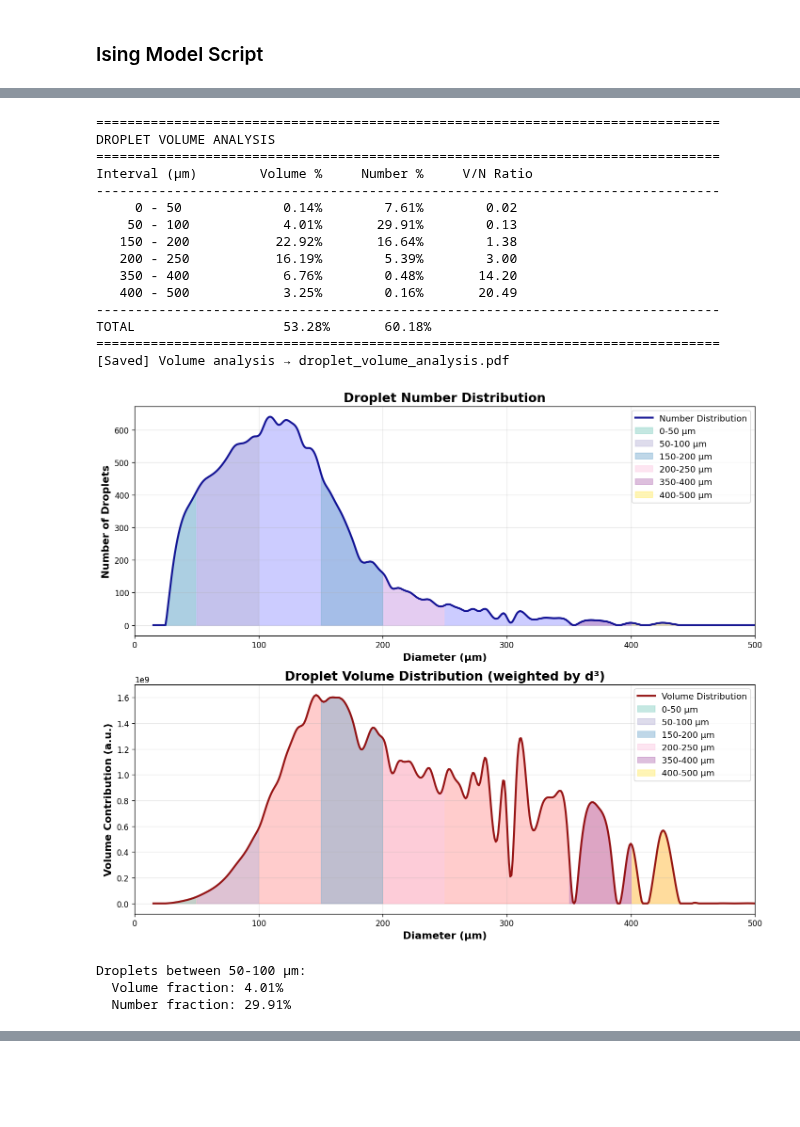
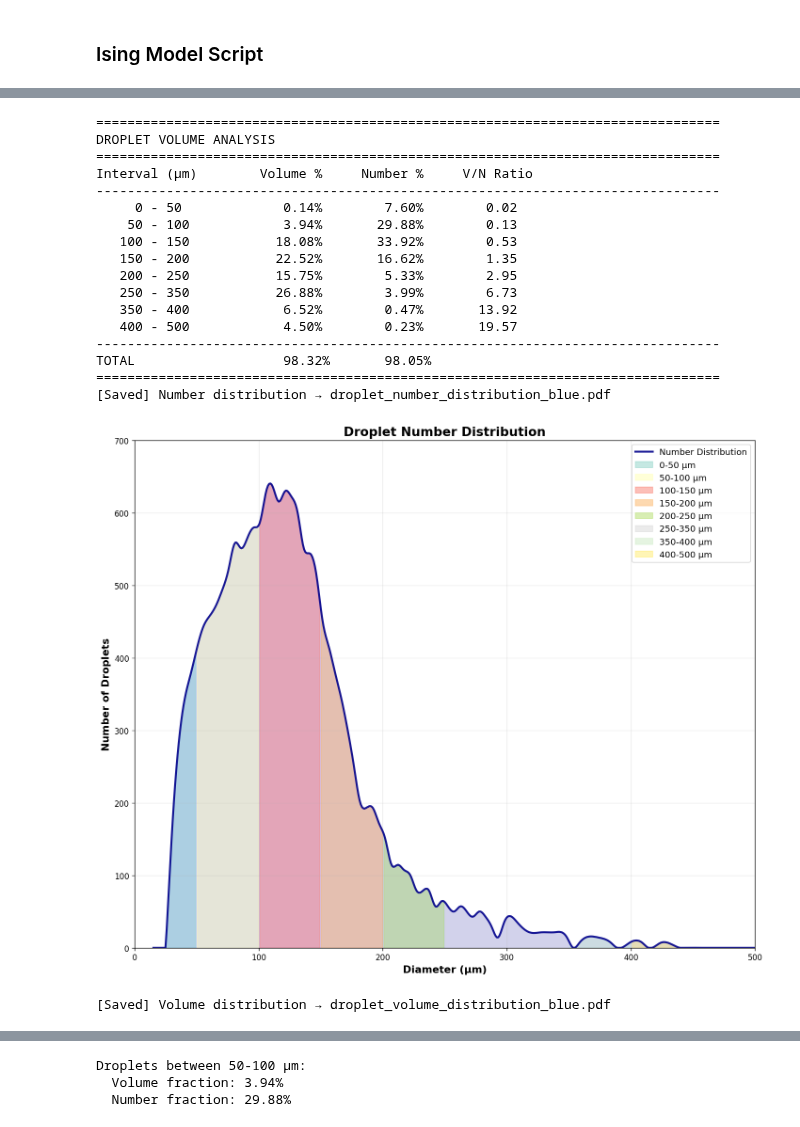
Before and after one commit to Matth3wc/Comp-Sim-Numerical-Methods, a Jupyter notebook: IsingModel/MainScript.ipynb, the cells around one changed output, grey strips where cells are left out. Saved outputs shown, nothing was run; the diff lists cells and outputs as text; code cells hidden in the pictures; blank space fills up the shorter version.

```diff
--- a/IsingModel/MainScript.ipynb
+++ b/IsingModel/MainScript.ipynb
@@ -1385,6 +1385,10 @@ from scipy.optimize import curve_fit
 # ============================================================================
 
 fig, ax = plt.subplots(figsize=(12, 12), dpi=120)
+
+# Create valid_mask - remove NaN and Inf values
+valid_mask = np.isfinite(x_rescaled) & np.isfinite(y_rescaled)
+
 
 x_valid = x_rescaled[valid_mask]
 y_valid = y_rescaled[valid_mask]
@@ -1589,46 +1607,55 @@ def print_volume_summary(x_smooth, y_smooth, intervals):
 # %%
 # After creating your smoothed curve:
 x_smooth, y_smooth = x_smooth, y_smooth  # Your smoothed data
 
 # Define diameter intervals to analyze (in μm)
+# FIXED: Complete coverage with no gaps
 intervals = [
     (0, 50),      # Very small droplets
     (50, 100),    # Small droplets
+    (100, 150),   # Small-medium droplets  ← ADDED
     (150, 200),   # Medium droplets
     (200, 250),   # Large droplets
-    (350, 400),
-    (400, 500)    # Very large droplets
+    (250, 350),   # Large-very large droplets  ← ADDED
+    (350, 400),   # Very large droplets
+    (400, 500)    # Extremely large droplets
 ]
 
 # Calculate and print results
 results = print_volume_summary(x_smooth, y_smooth, intervals)
 
 # Plot the analysis
-plot_volume_analysis(x_smooth, y_smooth, intervals,
-                    save_path='droplet_volume_analysis.pdf')
+# Call with two separate save paths
+plot_volume_analysis(
+    x_smooth,
+    y_smooth,
+    intervals,
+    save_path_number='droplet_number_distribution_blue.pdf',
+    save_path_volume='droplet_volume_distribution_blue.pdf'
+)
 
 # Access individual results
 result_50_100 = calculate_volume_fraction(x_smooth, y_smooth, 50, 100)
 print(f"\nDroplets between 50-100 μm:")
 print(f"  Volume fraction: {result_50_100['volume_fraction']*100:.2f}%")
 print(f"  Number fraction: {result_50_100['number_fraction']*100:.2f}%")
 # %% [output]
 ================================================================================
 DROPLET VOLUME ANALYSIS
 ================================================================================
 Interval (μm)        Volume %     Number %     V/N Ratio
 --------------------------------------------------------------------------------
-     0 - 50             0.14%        7.61%        0.02
-    50 - 100            4.01%       29.91%        0.13
-   150 - 200           22.92%       16.64%        1.38
-   200 - 250           16.19%        5.39%        3.00
-   350 - 400            6.76%        0.48%       14.20
-   400 - 500            3.25%        0.16%       20.49
+     0 - 50             0.14%        7.60%        0.02
+    50 - 100            3.94%       29.88%        0.13
+   100 - 150           18.08%       33.92%        0.53
+   150 - 200           22.52%       16.62%        1.35
+   200 - 250           15.75%        5.33%        2.95
+   250 - 350           26.88%        3.99%        6.73
+   350 - 400            6.52%        0.47%       13.92
+   400 - 500            4.50%        0.23%       19.57
 --------------------------------------------------------------------------------
-TOTAL                   53.28%       60.18%
+TOTAL                   98.32%       98.05%
 ================================================================================
-[Saved] Volume analysis → droplet_volume_analysis.pdf
+[Saved] Number distribution → droplet_number_distribution_blue.pdf
-[figure, old version]
+[figure, new version]
-Droplets between 50-100 μm:
-  Volume fraction: 4.01%
-  Number fraction: 29.91%
+[Saved] Volume distribution → droplet_volume_distribution_blue.pdf
@@ -1635,3 +1663,6 @@ Droplets between 50-100 μm:
+Droplets between 50-100 μm:
+  Volume fraction: 3.94%
+  Number fraction: 29.88%
 # %%
 # Step 1: Run annealing
 h_field, gray = load_image(
```
Also changed, not shown: parts of 12 cells of this notebook, 19 other files.
